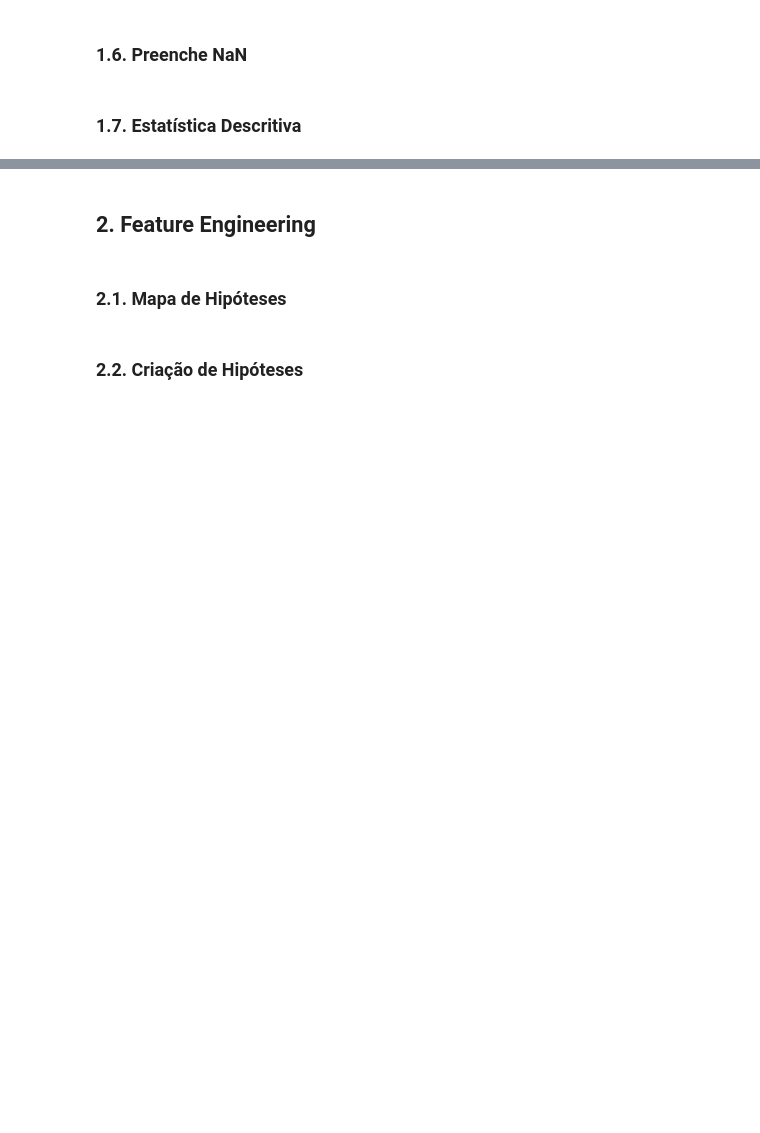
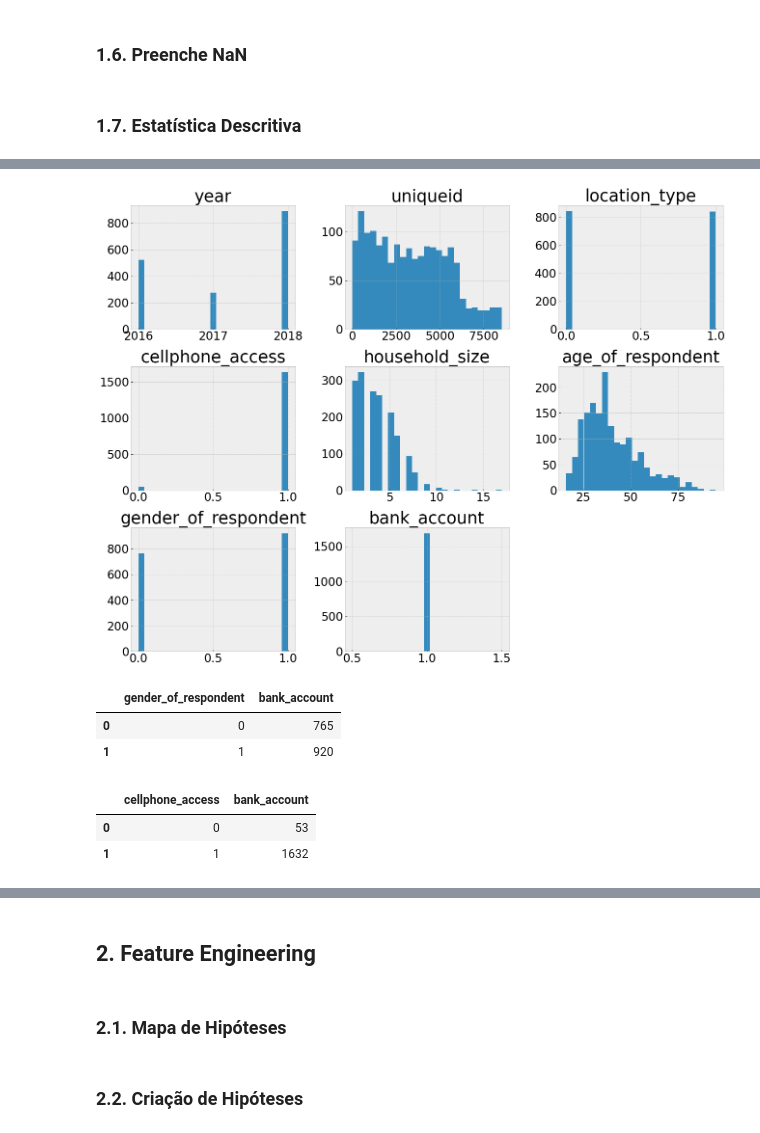
Before and after one commit to daSpinelli/hackday_01_dadosinglorios, a Jupyter notebook: end-to-end.ipynb, the cells around one changed output, grey strips where cells are left out. Drawn from its saved outputs; the diff is of its cells as text; code cells hidden in the pictures; blank space fills up the shorter version.

```diff
--- a/end-to-end.ipynb
+++ b/end-to-end.ipynb
@@ -223,0 +228,19 @@ with_account = df1[df1['bank_account'] == 1]
+# %%
+with_account = df1[df1['bank_account'] == 1]
+fig = plt.figure(figsize=(22,17))
+ax = fig.gca()
+with_account.hist(ax = ax, bins = 25);
+# %% [output]
+[figure, added]
+# %%
+with_account[['gender_of_respondent', 'bank_account']].groupby('gender_of_respondent').count().reset_index()
+# %% [output]
+|  | gender_of_respondent | bank_account |
+| 0 | 0 | 765 |
+| 1 | 1 | 920 |
+# %%
+with_account[['cellphone_access', 'bank_account']].groupby('cellphone_access').count().reset_index()
+# %% [output]
+|  | cellphone_access | bank_account |
+| 0 | 0 | 53 |
+| 1 | 1 | 1632 |
```
Also changed, not shown: parts of 19 cells of this notebook.
